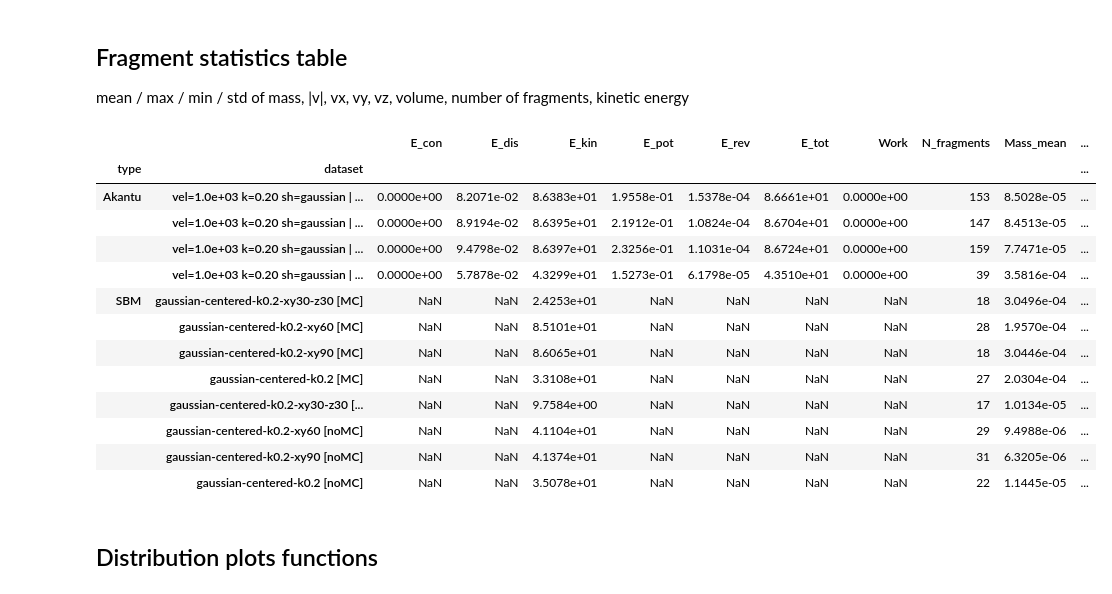
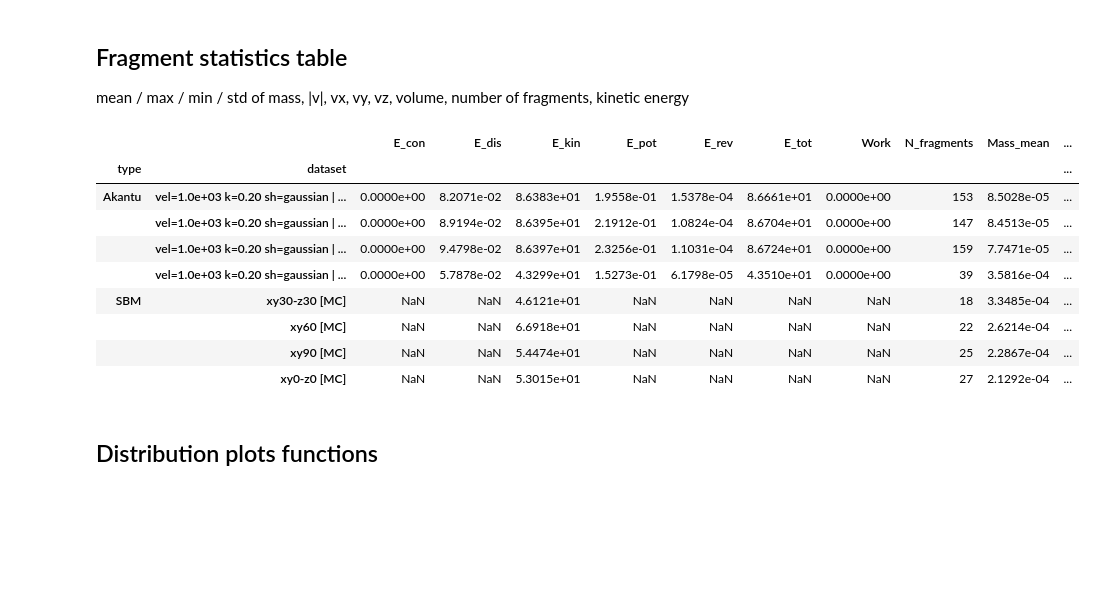
Before and after one commit to andreasaporito/Frag3D, a Jupyter notebook: SBM-comparison/angle-sweep/all-angles.ipynb, the cells around one changed output. Drawn from its saved outputs; the diff is of its cells as text; code cells hidden in the pictures; blank space fills up the shorter version.

```diff
--- a/SBM-comparison/angle-sweep/all-angles.ipynb
+++ b/SBM-comparison/angle-sweep/all-angles.ipynb
@@ -234,17 +272,10 @@ AKANTU_SELECTION = [
 ]
 
 SBM_SELECTION_MC = [
-    'gaussian-centered-k0.2-xy30-z30 [MC]',
-    'gaussian-centered-k0.2-xy60 [MC]',
-    'gaussian-centered-k0.2-xy90 [MC]',
-    'gaussian-centered-k0.2 [MC]'
-]
-
-SBM_SELECTION_NOMC = [
-    'gaussian-centered-k0.2-xy30-z30 [noMC]',
-    'gaussian-centered-k0.2-xy60 [noMC]',
-    'gaussian-centered-k0.2-xy90 [noMC]',
-    'gaussian-centered-k0.2 [noMC]'
+    'xy30-z30 [MC]',
+    'xy60 [MC]',
+    'xy90 [MC]',
+    'xy0-z0 [MC]'
 ]
 
 COMPARISON_COLORS = {
@@ -341,7 +372,7 @@ for sim_label in AKANTU_SELECTION:
 
     rows.append(row)
 
-for dataset in (SBM_SELECTION_MC + SBM_SELECTION_NOMC):
+for dataset in (SBM_SELECTION_MC):
 
     if dataset not in sbm_fragment_data:
         print(f'Skipping {dataset}')
@@ -388,41 +419,37 @@ for dataset in (SBM_SELECTION_MC + SBM_SELECTION_NOMC):
             row[f'{label}_mean'] = np.mean(arr)
             row[f'{label}_min'] = np.min(arr)
             row[f'{label}_max'] = np.max(arr)
             row[f'{label}_std'] = np.std(arr)
 
     rows.append(row)
 df_results = pd.DataFrame(rows)
 
 df_results = df_results.set_index(
     ['type', 'dataset']
 )
 
 pd.set_option(
     'display.float_format',
     '{:.4e}'.format
 )
 
 pd.set_option(
     'display.max_columns',
     None
 )
 
 display(df_results)
 # %% [output]
 |  |  | E_con | E_dis | E_kin | E_pot | E_rev | E_tot | Work | N_fragments | Mass_mean | ... |
 | type | dataset |  |  |  |  |  |  |  |  |  | ... |
 | Akantu | vel=1.0e+03 k=0.20 sh=gaussian | ... | 0.0000e+00 | 8.2071e-02 | 8.6383e+01 | 1.9558e-01 | 1.5378e-04 | 8.6661e+01 | 0.0000e+00 | 153 | 8.5028e-05 | ... |
 |  | vel=1.0e+03 k=0.20 sh=gaussian | ... | 0.0000e+00 | 8.9194e-02 | 8.6395e+01 | 2.1912e-01 | 1.0824e-04 | 8.6704e+01 | 0.0000e+00 | 147 | 8.4513e-05 | ... |
 |  | vel=1.0e+03 k=0.20 sh=gaussian | ... | 0.0000e+00 | 9.4798e-02 | 8.6397e+01 | 2.3256e-01 | 1.1031e-04 | 8.6724e+01 | 0.0000e+00 | 159 | 7.7471e-05 | ... |
 |  | vel=1.0e+03 k=0.20 sh=gaussian | ... | 0.0000e+00 | 5.7878e-02 | 4.3299e+01 | 1.5273e-01 | 6.1798e-05 | 4.3510e+01 | 0.0000e+00 | 39 | 3.5816e-04 | ... |
-| SBM | gaussian-centered-k0.2-xy30-z30 [MC] | NaN | NaN | 2.4253e+01 | NaN | NaN | NaN | NaN | 18 | 3.0496e-04 | ... |
-|  | gaussian-centered-k0.2-xy60 [MC] | NaN | NaN | 8.5101e+01 | NaN | NaN | NaN | NaN | 28 | 1.9570e-04 | ... |
-|  | gaussian-centered-k0.2-xy90 [MC] | NaN | NaN | 8.6065e+01 | NaN | NaN | NaN | NaN | 18 | 3.0446e-04 | ... |
-|  | gaussian-centered-k0.2 [MC] | NaN | NaN | 3.3108e+01 | NaN | NaN | NaN | NaN | 27 | 2.0304e-04 | ... |
-|  | gaussian-centered-k0.2-xy30-z30 [... | NaN | NaN | 9.7584e+00 | NaN | NaN | NaN | NaN | 17 | 1.0134e-05 | ... |
-|  | gaussian-centered-k0.2-xy60 [noMC] | NaN | NaN | 4.1104e+01 | NaN | NaN | NaN | NaN | 29 | 9.4988e-06 | ... |
-|  | gaussian-centered-k0.2-xy90 [noMC] | NaN | NaN | 4.1374e+01 | NaN | NaN | NaN | NaN | 31 | 6.3205e-06 | ... |
-|  | gaussian-centered-k0.2 [noMC] | NaN | NaN | 3.5078e+01 | NaN | NaN | NaN | NaN | 22 | 1.1445e-05 | ... |
+| SBM | xy30-z30 [MC] | NaN | NaN | 4.6121e+01 | NaN | NaN | NaN | NaN | 18 | 3.3485e-04 | ... |
+|  | xy60 [MC] | NaN | NaN | 6.6918e+01 | NaN | NaN | NaN | NaN | 22 | 2.6214e-04 | ... |
+|  | xy90 [MC] | NaN | NaN | 5.4474e+01 | NaN | NaN | NaN | NaN | 25 | 2.2867e-04 | ... |
+|  | xy0-z0 [MC] | NaN | NaN | 5.3015e+01 | NaN | NaN | NaN | NaN | 27 | 2.1292e-04 | ... |
 # %% [markdown]
 ## Distribution plots functions
 # %%
```
Also changed, not shown: parts of 4 cells of this notebook, 16 other files.
